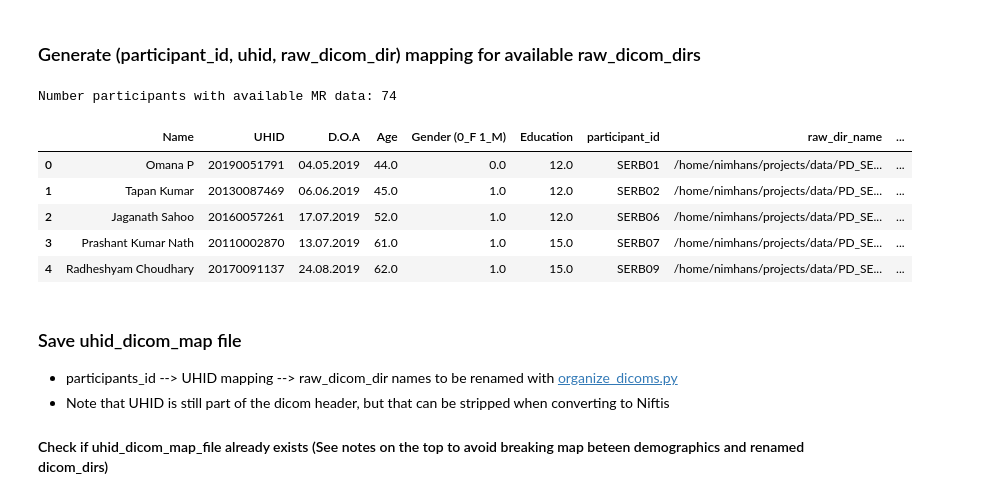
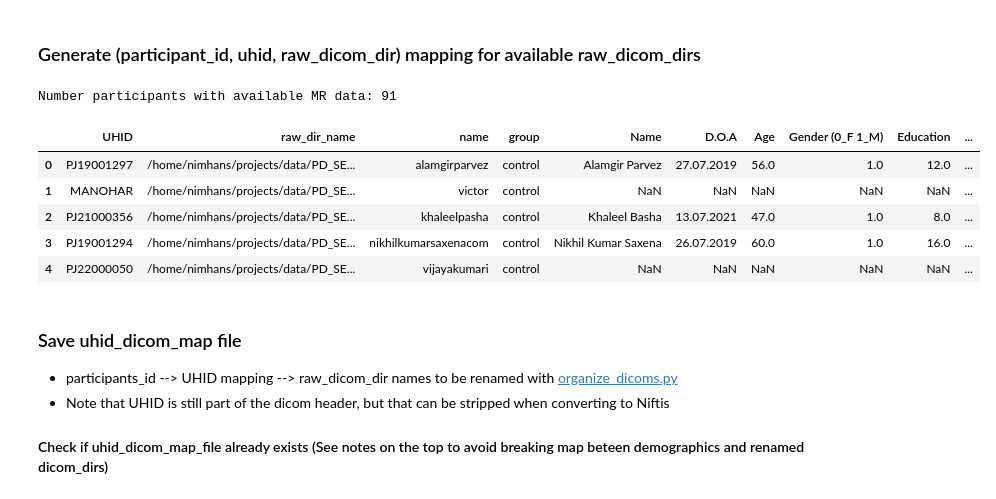
Before and after one commit to nipoppy/nipoppy, a Jupyter notebook: workflow/dicom_org/1_participant_naming.ipynb, the cells around one changed output. Cells and saved outputs as stored; diff of their text form; code cells hidden in the pictures.

```diff
--- a/workflow/dicom_org/1_participant_naming.ipynb
+++ b/workflow/dicom_org/1_participant_naming.ipynb
@@ -73,0 +173,8 @@ Number of participants in demographics file after duplicate removal: 99
+# %%
+dicom_demo_avail_df = pd.merge(raw_dicom_df, demo_df, on=["UHID"], how="left")
+
+n_participants = len(dicom_demo_avail_df)
+
+print(f"Available participants after dicom+demo merge: {n_participants}")
+
+dicom_demo_avail_df.head()
@@ -77,13 +192,14 @@ Number of participants in demographics file after duplicate removal: 99
 ### Subsequently just add rows directly to the CSVs: `uhid_dicom_map_file` and `participants_csv`.
 # %%
 ds_prefix = "SERB"
-n_participants_len = len(str(n_participants))
+
+n_participants_len = np.max([3,len(str(n_participants))])
 participant_ids = np.arange(1, n_participants+1)
 participant_ids_str = [ds_prefix + str(idx).zfill(n_participants_len) for idx in participant_ids]
 
 print(f"Creating {len(participant_ids)} new participant ids")
 
-demo_df["participant_id"] = participant_ids_str
+dicom_demo_avail_df["participant_id"] = participant_ids_str
 
-demo_df.head()
+dicom_demo_avail_df.head()
 # %% [output]
@@ -174,19 +213,18 @@ print(f"\n{len(dicom_minus_demo_uhid)} subjects with dicom are missing demo_uhid
 # %% [markdown]
 ### Generate (participant_id, uhid, raw_dicom_dir) mapping for available raw_dicom_dirs
 # %%
-demo_dicom_avail_df = pd.merge(demo_df, raw_dicom_df, on="UHID", how="inner")
-uhid_dicom_map_df = demo_dicom_avail_df[["participant_id","UHID","raw_dir_name","group"]].copy()
+uhid_dicom_map_df = dicom_demo_avail_df.copy()
 
 print(f"Number participants with available MR data: {len(uhid_dicom_map_df)}")
-demo_dicom_avail_df.head()
+uhid_dicom_map_df.head()
 # %% [output]
-Number participants with available MR data: 74
+Number participants with available MR data: 91
-|  | Name | UHID | D.O.A | Age | Gender (0_F 1_M) | Education | participant_id | raw_dir_name | ... |
-| 0 | Omana P | 20190051791 | 04.05.2019 | 44.0 | 0.0 | 12.0 | SERB01 | /home/nimhans/projects/data/PD_SE... | ... |
-| 1 | Tapan Kumar | 20130087469 | 06.06.2019 | 45.0 | 1.0 | 12.0 | SERB02 | /home/nimhans/projects/data/PD_SE... | ... |
-| 2 | Jaganath Sahoo | 20160057261 | 17.07.2019 | 52.0 | 1.0 | 12.0 | SERB06 | /home/nimhans/projects/data/PD_SE... | ... |
-| 3 | Prashant Kumar Nath | 20110002870 | 13.07.2019 | 61.0 | 1.0 | 15.0 | SERB07 | /home/nimhans/projects/data/PD_SE... | ... |
-| 4 | Radheshyam Choudhary | 20170091137 | 24.08.2019 | 62.0 | 1.0 | 15.0 | SERB09 | /home/nimhans/projects/data/PD_SE... | ... |
+|  | UHID | raw_dir_name | name | group | Name | D.O.A | Age | Gender (0_F 1_M) | Education | ... |
+| 0 | PJ19001297 | /home/nimhans/projects/data/PD_SE... | alamgirparvez | control | Alamgir Parvez | 27.07.2019 | 56.0 | 1.0 | 12.0 | ... |
+| 1 | MANOHAR | /home/nimhans/projects/data/PD_SE... | victor | control | NaN | NaN | NaN | NaN | NaN | ... |
+| 2 | PJ21000356 | /home/nimhans/projects/data/PD_SE... | khaleelpasha | control | Khaleel Basha | 13.07.2021 | 47.0 | 1.0 | 8.0 | ... |
+| 3 | PJ19001294 | /home/nimhans/projects/data/PD_SE... | nikhilkumarsaxenacom | control | Nikhil Kumar Saxena | 26.07.2019 | 60.0 | 1.0 | 16.0 | ... |
+| 4 | PJ22000050 | /home/nimhans/projects/data/PD_SE... | vijayakumari | control | NaN | NaN | NaN | NaN | NaN | ... |
 # %% [markdown]
 ### Save uhid_dicom_map file
 - participants_id --> UHID mapping --> raw_dicom_dir names to be renamed with [organize_dicoms.py](./organize_dicoms.py)
```
Also changed, not shown: parts of 22 cells of this notebook, 4 other files.
